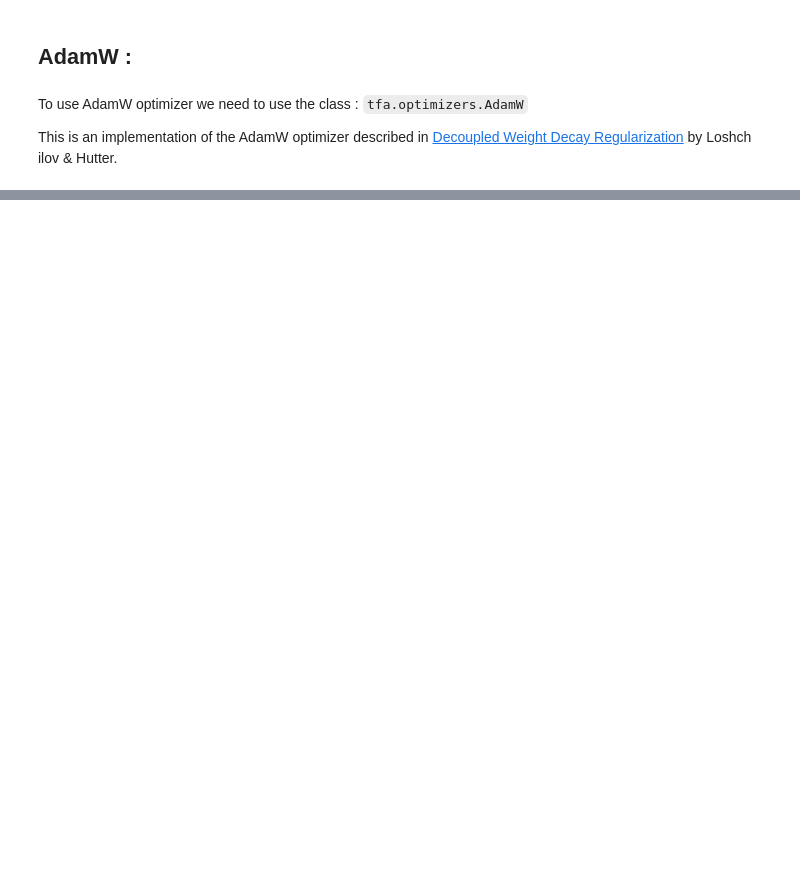
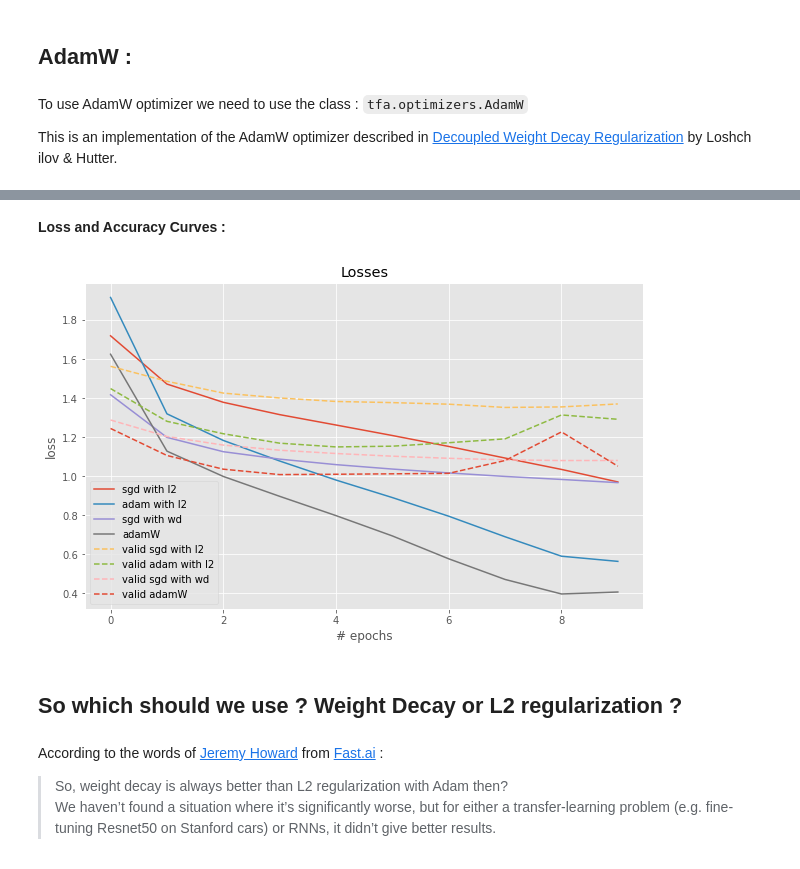
Before and after one commit to benihime91/blog, a Jupyter notebook: _notebooks/2020-10-08-adamW.ipynb, the cells around one changed output, grey strips where cells are left out. Drawn from its saved outputs; the diff is of its cells as text; code cells hidden in the pictures; blank space fills up the shorter version.

```diff
--- a/_notebooks/2020-10-08-adamW.ipynb
+++ b/_notebooks/2020-10-08-adamW.ipynb
@@ -366,13 +415,11 @@ l2_sgd_hist = model.fit(train_ds, validation_data=valid_ds, epochs=40)
 **L2 regularization with Adam :**
 # %%
 # Specify the model optimizer, loss_fn and metrics
-OPTIMIZER = tf.keras.optimizers.Adam(learning_rate=1e-03,)
-LOSS_FN   = tf.keras.losses.SparseCategoricalCrossentropy()
-METRICS   = tf.keras.metrics.SparseCategoricalAccuracy(name="accuracy")
+OPTIMIZER = tf.keras.optimizers.Adam(learning_rate=3e-04,)
 
 model = get_l2_model()
 model.compile(optimizer=OPTIMIZER, loss=LOSS_FN, metrics=METRICS)
 
 
 # Fit model on the train data
-l2_adam_hist = model.fit(train_ds, validation_data=valid_ds, epochs=40)
+l2_adam_hist = model.fit(train_ds, validation_data=valid_ds, epochs=10)
@@ -394,12 +462,15 @@ def get_wd_model():
         tf.keras.layers.Conv2D(64, 3, padding="same"),
         tf.keras.layers.MaxPooling2D(2),
         tf.keras.layers.ReLU(),
+        tf.keras.layers.Dropout(0.2,),
         tf.keras.layers.Conv2D(64, 3, padding="same"),
         tf.keras.layers.MaxPooling2D(2),
         tf.keras.layers.ReLU(),
+        tf.keras.layers.Dropout(0.2,),
         tf.keras.layers.Flatten(),
-        tf.keras.layers.Dense(5), # since our data has five distinct classes
-        tf.keras.layers.Activation("softmax"),
+        tf.keras.layers.Dense(120, activation="relu",),
+        # since our data has five distinct classes
+        tf.keras.layers.Dense(5,),
     ])
     return model
 # %%
@@ -407,8 +478,8 @@ def get_wd_model():
 model = get_wd_model()
 
 # instantiate model with SGD with WD optimizer
-OPTIMZER = tfa.optimizers.SGDW(weight_decay=1e-04, learning_rate=1e-03, momentum=0.9)
+OPTIMIZER = tfa.optimizers.SGDW(weight_decay=0.001, learning_rate=1e-03, momentum=0.9)
 model.compile(optimizer=OPTIMIZER, loss=LOSS_FN, metrics=METRICS)
 
 # Fit model on the train data
-wd_sgd_hist = model.fit(train_ds, validation_data=valid_ds, epochs=40)
+wd_sgd_hist = model.fit(train_ds, validation_data=valid_ds, epochs=10)
@@ -423,7 +515,8 @@ This is an implementation of the AdamW optimizer described in [Decoupled Weight
 model = get_wd_model()
 
 # instantite model AdamW Optimizer
-OPTIMZER = tfa.optimizers.AdamW(weight_decay=1e-04, learning_rate=1e-03)
+OPTIMIZER = tfa.optimizers.AdamW(weight_decay=0.001, learning_rate=3e-04)
+model.compile(optimizer=OPTIMIZER, loss=LOSS_FN, metrics=METRICS)
 
 # Fit model on the train data
-adamW_hist = model.fit(train_ds, validation_data=valid_ds, epochs=40)
+adamW_hist = model.fit(train_ds, validation_data=valid_ds, epochs=10)
@@ -429,0 +544,31 @@ adamW_hist = model.fit(train_ds, validation_data=valid_ds, epochs=40)
+# %% [markdown]
+**Loss and Accuracy Curves :**
+# %%
+#collapse
+plt.style.use("ggplot")
+plt.figure(figsize=(10,6))
+
+plt.title("Losses")
+plt.plot(l2_sgd_hist.history["loss"],  label="sgd with l2")
+plt.plot(l2_adam_hist.history["loss"], label="adam with l2")
+plt.plot(wd_sgd_hist.history["loss"],  label="sgd with wd")
+plt.plot(adamW_hist.history["loss"],   label="adamW")
+
+plt.plot(l2_sgd_hist.history["val_loss"],  label="valid sgd with l2", linestyle='dashed')
+plt.plot(l2_adam_hist.history["val_loss"], label="valid adam with l2", linestyle='dashed')
+plt.plot(wd_sgd_hist.history["val_loss"],  label="valid sgd with wd", linestyle='dashed')
+plt.plot(adamW_hist.history["val_loss"],   label="valid adamW", linestyle='dashed')
+
+plt.xlabel("# epochs")
+plt.ylabel("loss")
+plt.legend();
+# %% [output]
+[figure, added]
+# %% [markdown]
+## So which should we use ? Weight Decay or L2 regularization ?
+# %% [markdown]
+According to the words of [Jeremy Howard](https://www.fast.ai/2018/07/02/adam-weight-decay/) from [Fast.ai](https://www.fast.ai/) :
+
+
+> So, weight decay is always better than L2 regularization with Adam then?
+We haven’t found a situation where it’s significantly worse, but for either a transfer-learning problem (e.g. fine-tuning Resnet50 on Stanford cars) or RNNs, it didn’t give better results.
```
Also changed, not shown: parts of 9 cells of this notebook.
